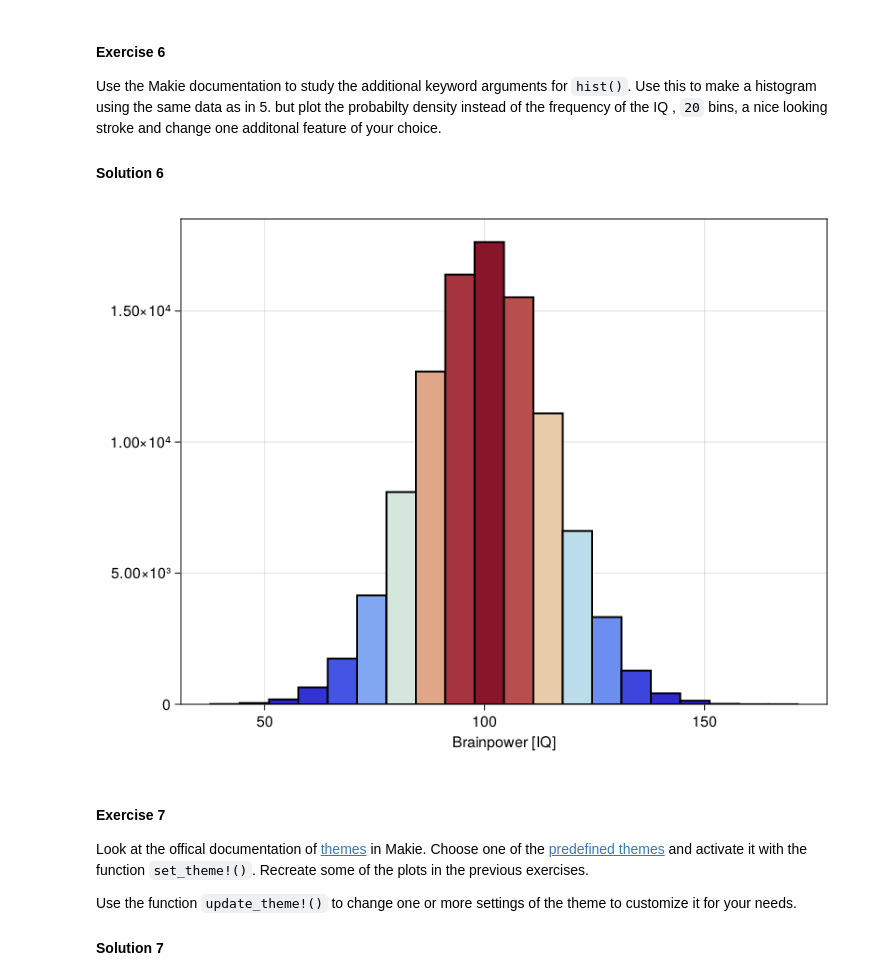
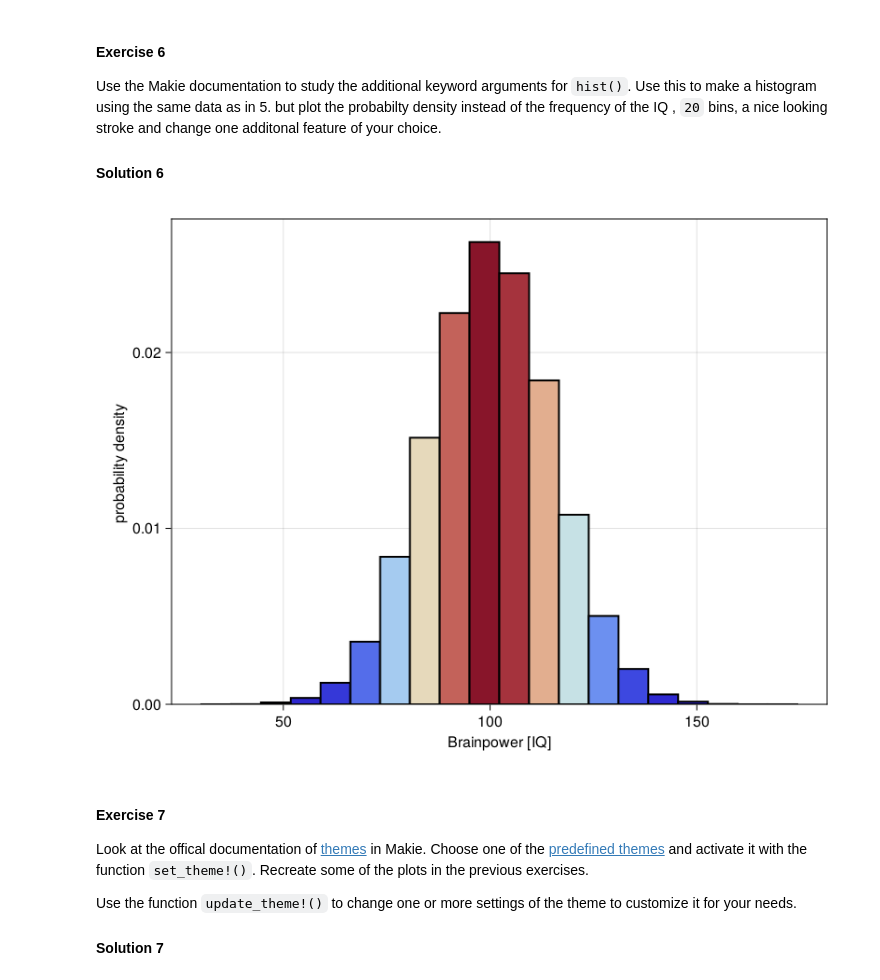
Before and after one commit to AndreasKuhn-ak/WS2022_Julia, a Jupyter notebook: Part_6_Plots/Plots_solutions.ipynb, the cells around one changed output. Drawn from its saved outputs; the diff is of its cells as text; code cells hidden in the pictures.

```diff
--- a/Part_6_Plots/Plots_solutions.ipynb
+++ b/Part_6_Plots/Plots_solutions.ipynb
@@ -126,15 +126,15 @@ Use the Makie documentation to study the additional keyword arguments for `hist(
 import ColorSchemes as co
 # %%
 fig_8 = Figure()
-ax_8 = Axis(fig_8[1,1], xlabel = "Brainpower [IQ]")
+ax_8 = Axis(fig_8[1,1], xlabel = "Brainpower [IQ]",  ylabel = "probability density ")
 ylims!(low = 0)
-hist!(ax_8,Histolist, bins = 20, pdf = true, strokecolor = "black",
+hist!(ax_8,Histolist, bins = 20, normalization = :pdf, strokecolor = "black",
     strokewidth = 2, color = :values,
     colormap = co.thermometer,
     label_size = 11  )
 fig_8
 # %% [output]
-[figure, old version]
+[figure, new version]
 # %% [markdown]
 #### Exercise 7
  Look at the offical documentation of [themes](https://docs.makie.org/stable/documentation/theming/) in Makie. Choose one of the [predefined themes](https://docs.makie.org/stable/documentation/theming/predefined_themes/) and activate it with the function `set_theme!()`. Recreate some of the plots in the previous exercises.
```
Also changed, not shown: parts of 4 cells of this notebook, 7 other files.
